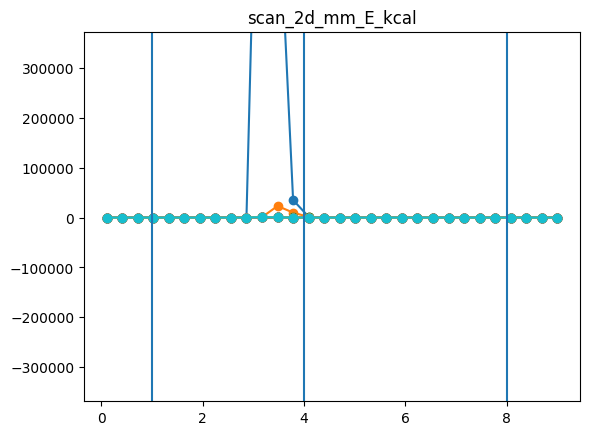
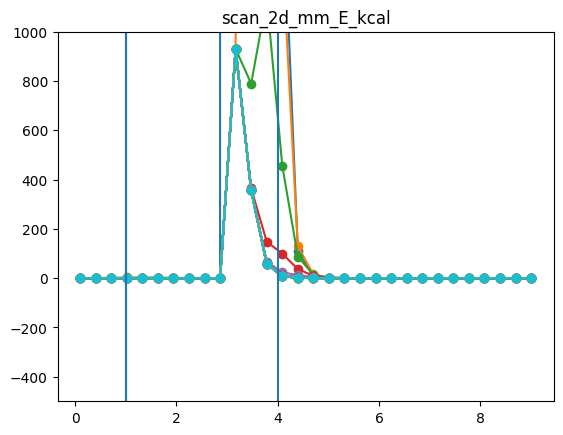
The notebook cell's code change between the first figure and the second:
--- before
+++ after
@@ -9,5 +9,6 @@
     # plt.ylim(data[ekey].flatten()[100:].min(), data[ekey].max())
     # plt.xlim(3)
-    plt.ylim(data[ekey].mean() - data[ekey].std()*8, data[ekey].mean() + data[ekey].std()*8,)
+    plt.ylim(-500, 1000)
+    # plt.ylim(data[ekey].mean() - data[ekey].std()*8, data[ekey].mean() + data[ekey].std()*8,)
     plt.title(ekey)
     plt.show()

Commit: refactor: update ML/MM handoff documentation and CLI argument descriptions for clarity and consistency